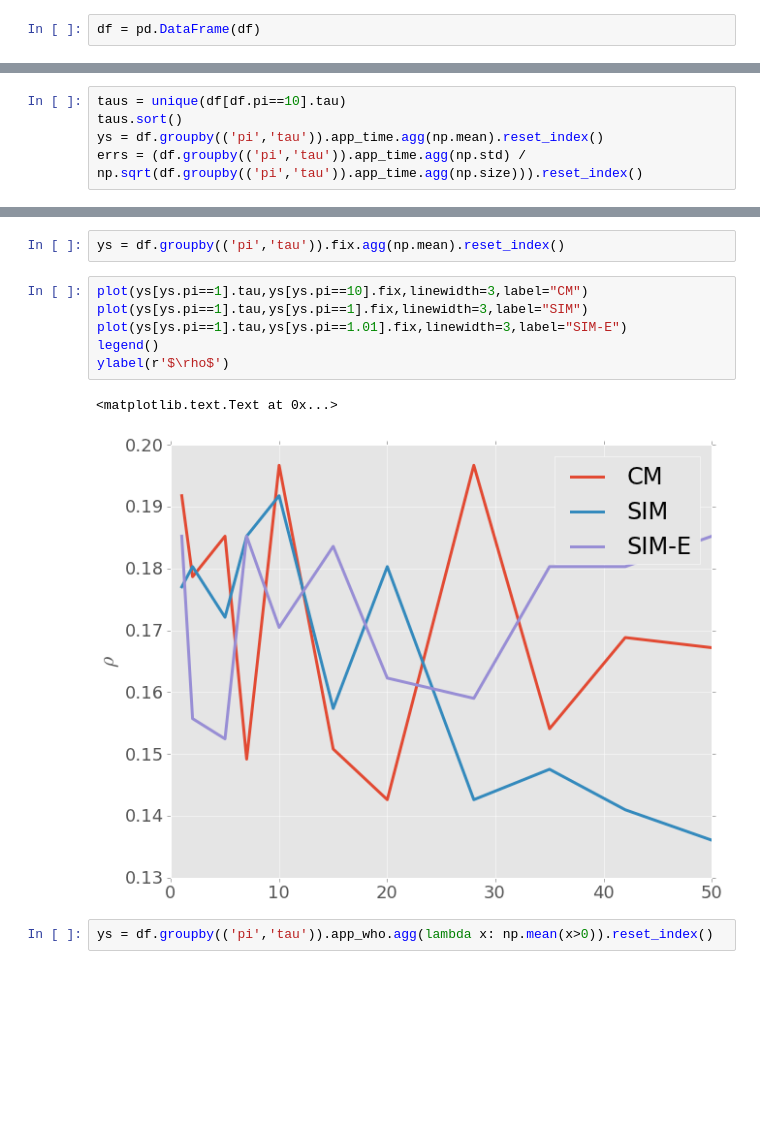
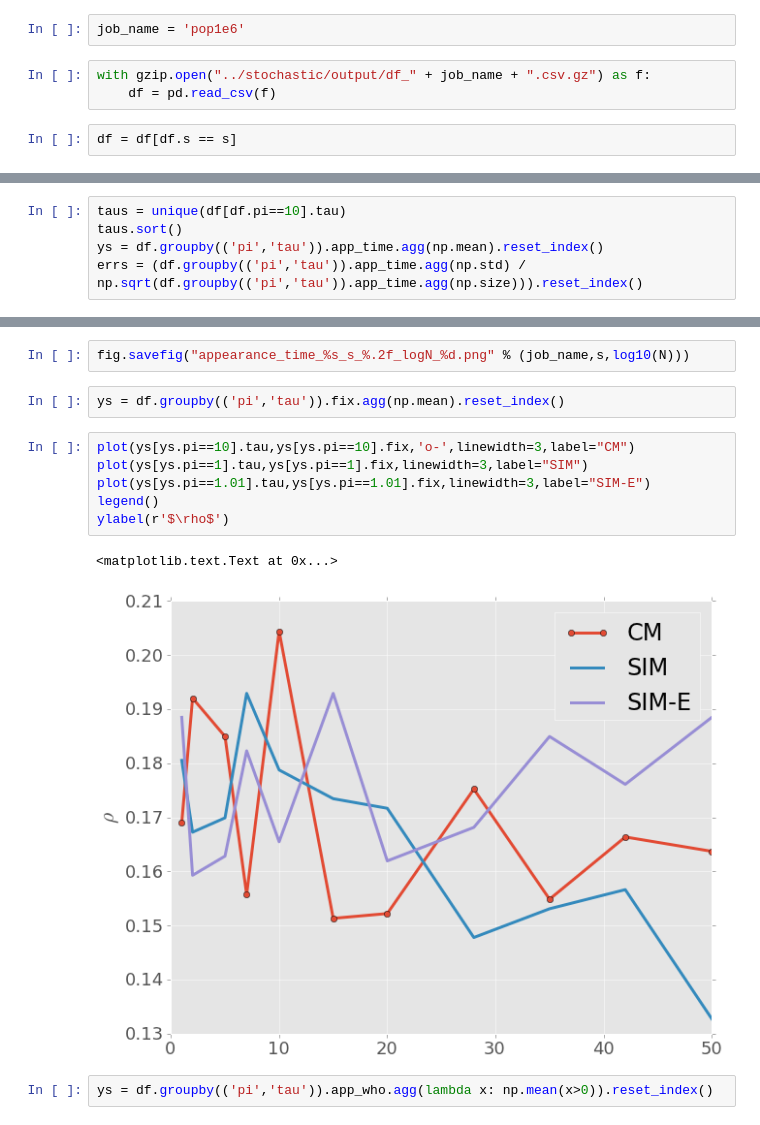
Before and after one commit to yoavram/ruggedsim, a Jupyter notebook: manuscript/simulation2.ipynb, the cells around one changed output, grey strips where cells are left out. Drawn from its saved outputs; the diff is of its cells as text; blank space fills up the shorter version.

```diff
--- a/manuscript/simulation2.ipynb
+++ b/manuscript/simulation2.ipynb
@@ -62,2 +33,7 @@ for d in data:
-# %%
-df = pd.DataFrame(df)
+# %%
+job_name = 'pop1e6'
+# %%
+with gzip.open("../stochastic/output/df_" + job_name + ".csv.gz") as f:
+    df = pd.read_csv(f)
+# %%
+df = df[df.s == s]
@@ -112,14 +112,16 @@ legend(loc=3)
+# %%
+fig.savefig("appearance_time_%s_s_%.2f_logN_%d.png" % (job_name,s,log10(N)))
 # %%
 ys = df.groupby(('pi','tau')).fix.agg(np.mean).reset_index()
 # %%
-plot(ys[ys.pi==1].tau,ys[ys.pi==10].fix,linewidth=3,label="CM")
+plot(ys[ys.pi==10].tau,ys[ys.pi==10].fix,'o-',linewidth=3,label="CM")
 plot(ys[ys.pi==1].tau,ys[ys.pi==1].fix,linewidth=3,label="SIM")
-plot(ys[ys.pi==1].tau,ys[ys.pi==1.01].fix,linewidth=3,label="SIM-E")
+plot(ys[ys.pi==1.01].tau,ys[ys.pi==1.01].fix,linewidth=3,label="SIM-E")
 legend()
 ylabel(r'$\rho$')
 # %% [output]
 <matplotlib.text.Text at 0x...>
-[figure, old version]
+[figure, new version]
 # %%
 ys = df.groupby(('pi','tau')).app_who.agg(lambda x: np.mean(x>0)).reset_index()
 # %%
```
Also changed, not shown: parts of 15 cells of this notebook.
